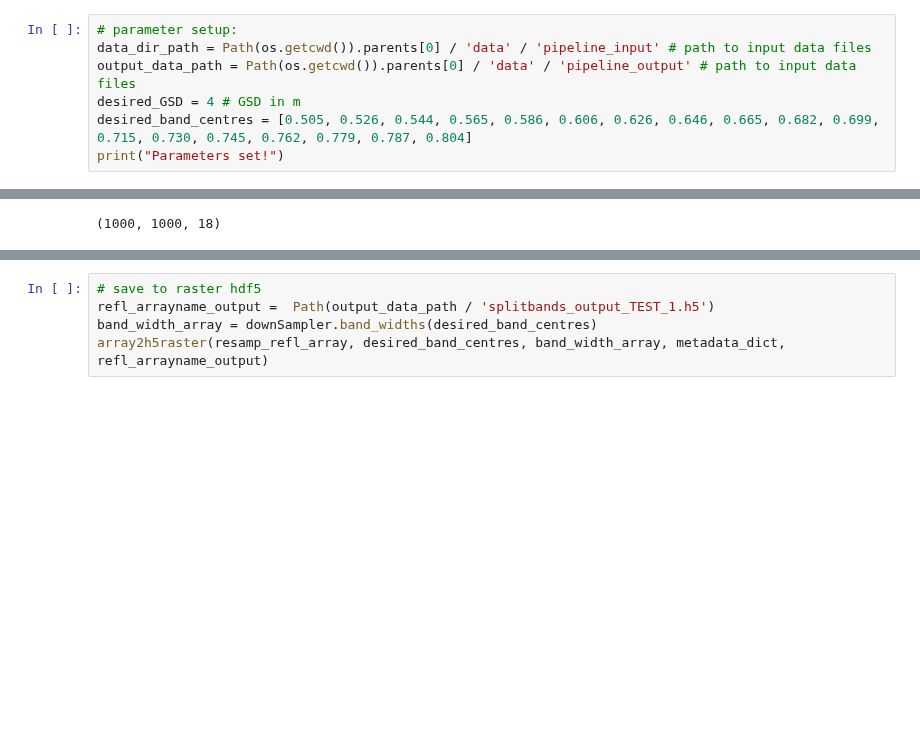
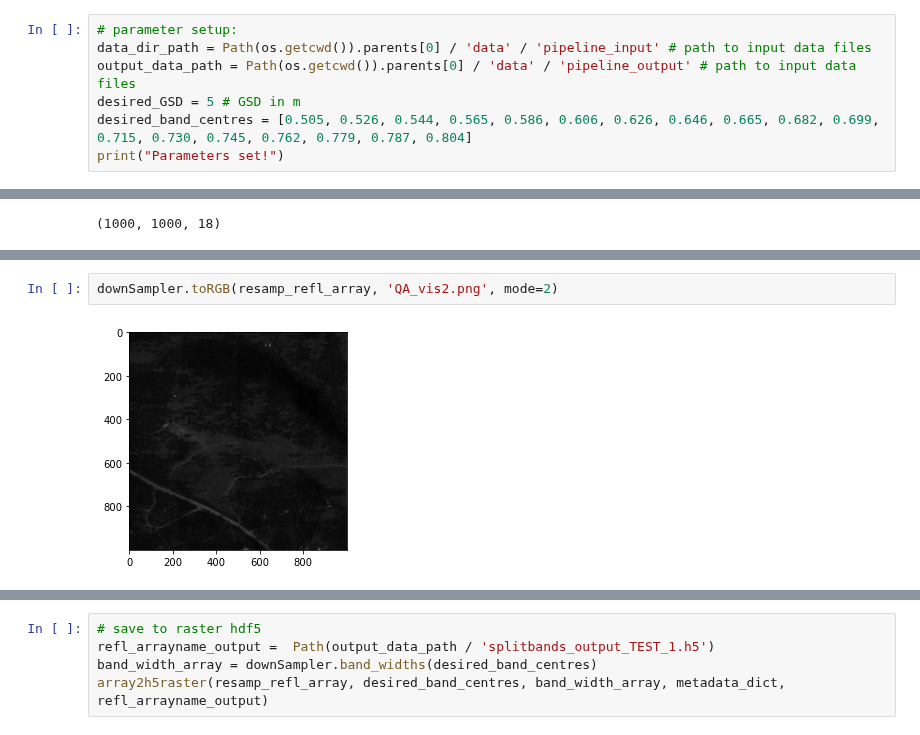
Before and after one commit to cjstewart/hyperspectral-project, a Jupyter notebook: notebooks/hdf5_to_GeoTIFF.ipynb, the cells around one changed output, grey strips where cells are left out. Drawn from its saved outputs; the diff is of its cells as text; blank space fills up the shorter version.

```diff
--- a/notebooks/hdf5_to_GeoTIFF.ipynb
+++ b/notebooks/hdf5_to_GeoTIFF.ipynb
@@ -243,7 +259,7 @@ refl_array, wavelength_array, FWHM_array, metadata_dict = downSampler.h5data2arr
 # parameter setup:
 data_dir_path = Path(os.getcwd()).parents[0] / 'data' / 'pipeline_input' # path to input data files
 output_data_path = Path(os.getcwd()).parents[0] / 'data' / 'pipeline_output' # path to input data files
-desired_GSD = 4 # GSD in m
+desired_GSD = 5 # GSD in m
 desired_band_centres = [0.505, 0.526, 0.544, 0.565, 0.586, 0.606, 0.626, 0.646, 0.665, 0.682, 0.699, 0.715, 0.730, 0.745, 0.762, 0.779, 0.787, 0.804]
 print("Parameters set!")
 # %% [output]
@@ -261,0 +304,4 @@ resamp_refl_array.shape
+# %%
+downSampler.toRGB(resamp_refl_array, 'QA_vis2.png', mode=2)
+# %% [output]
+[figure, added]
```
Also changed, not shown: parts of 30 cells of this notebook, 1 other file.
